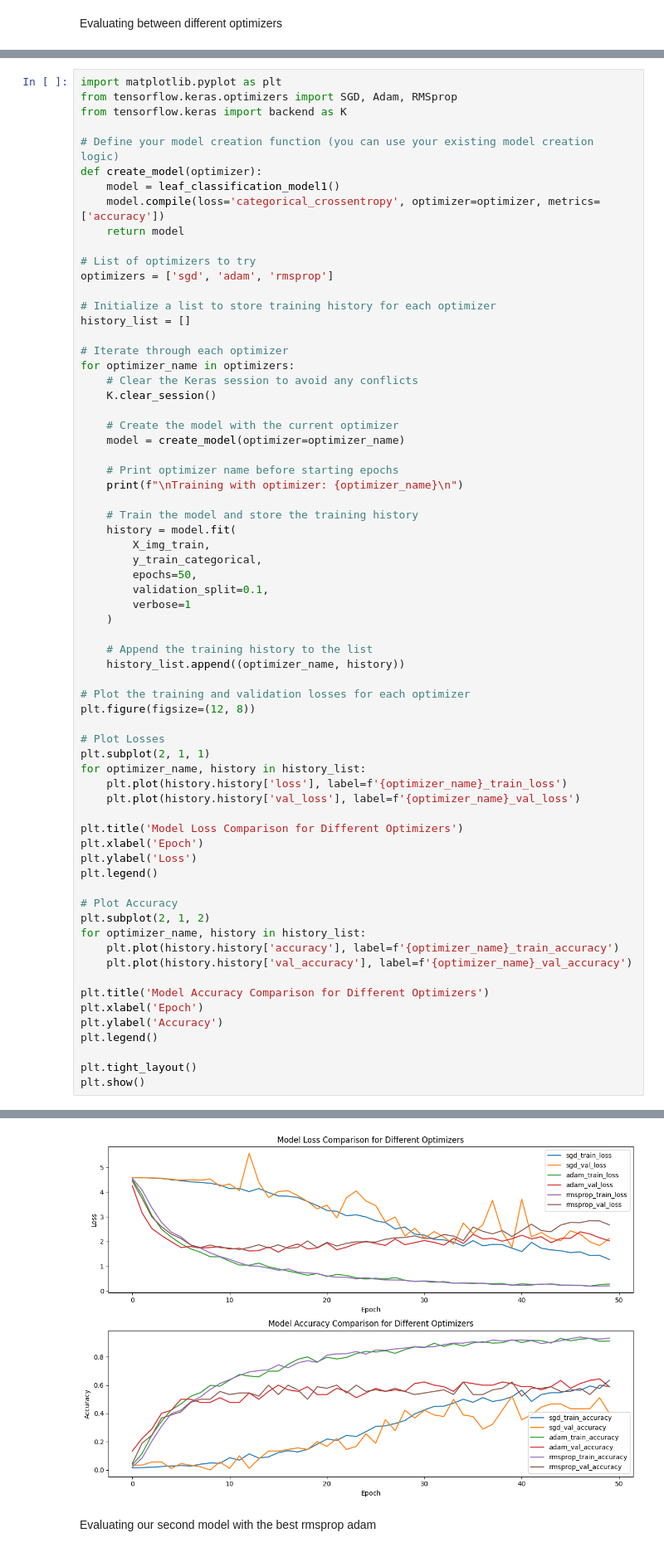
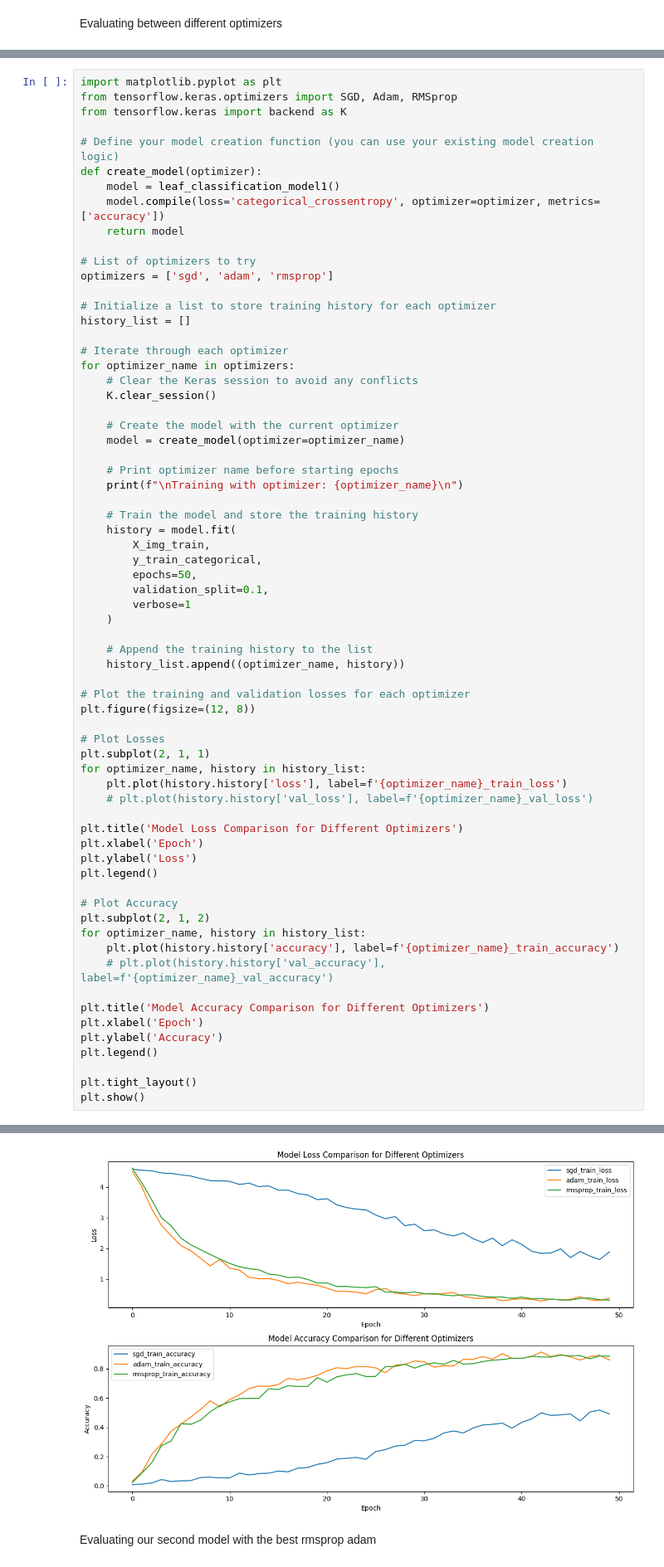
Before and after one commit to Aya-gamal2211/DeepLearning, a Jupyter notebook: Phase2.ipynb, the cells around one changed output, grey strips where cells are left out. Shown at 83% size. Saved outputs shown, nothing was run; the diff lists cells and outputs as text.

Commit message:
Visualize on training data only

```diff
--- a/Phase2.ipynb
+++ b/Phase2.ipynb
@@ -371,7 +364,7 @@ plt.figure(figsize=(12, 8))
 plt.subplot(2, 1, 1)
 for optimizer_name, history in history_list:
     plt.plot(history.history['loss'], label=f'{optimizer_name}_train_loss')
-    plt.plot(history.history['val_loss'], label=f'{optimizer_name}_val_loss')
+    # plt.plot(history.history['val_loss'], label=f'{optimizer_name}_val_loss')
 
 plt.title('Model Loss Comparison for Different Optimizers')
 plt.xlabel('Epoch')
@@ -382,7 +375,7 @@ plt.legend()
 plt.subplot(2, 1, 2)
 for optimizer_name, history in history_list:
     plt.plot(history.history['accuracy'], label=f'{optimizer_name}_train_accuracy')
-    plt.plot(history.history['val_accuracy'], label=f'{optimizer_name}_val_accuracy')
+    # plt.plot(history.history['val_accuracy'], label=f'{optimizer_name}_val_accuracy')
 
 plt.title('Model Accuracy Comparison for Different Optimizers')
 plt.xlabel('Epoch')
@@ -412,4 +405,4 @@ Epoch 50/50
-[figure, old version]
+[figure, new version]
 # %% [markdown]
 Evaluating our second model with the best rmsprop adam
 # %%
```
Also changed, not shown: parts of 6 cells of this notebook, 1 other file.
